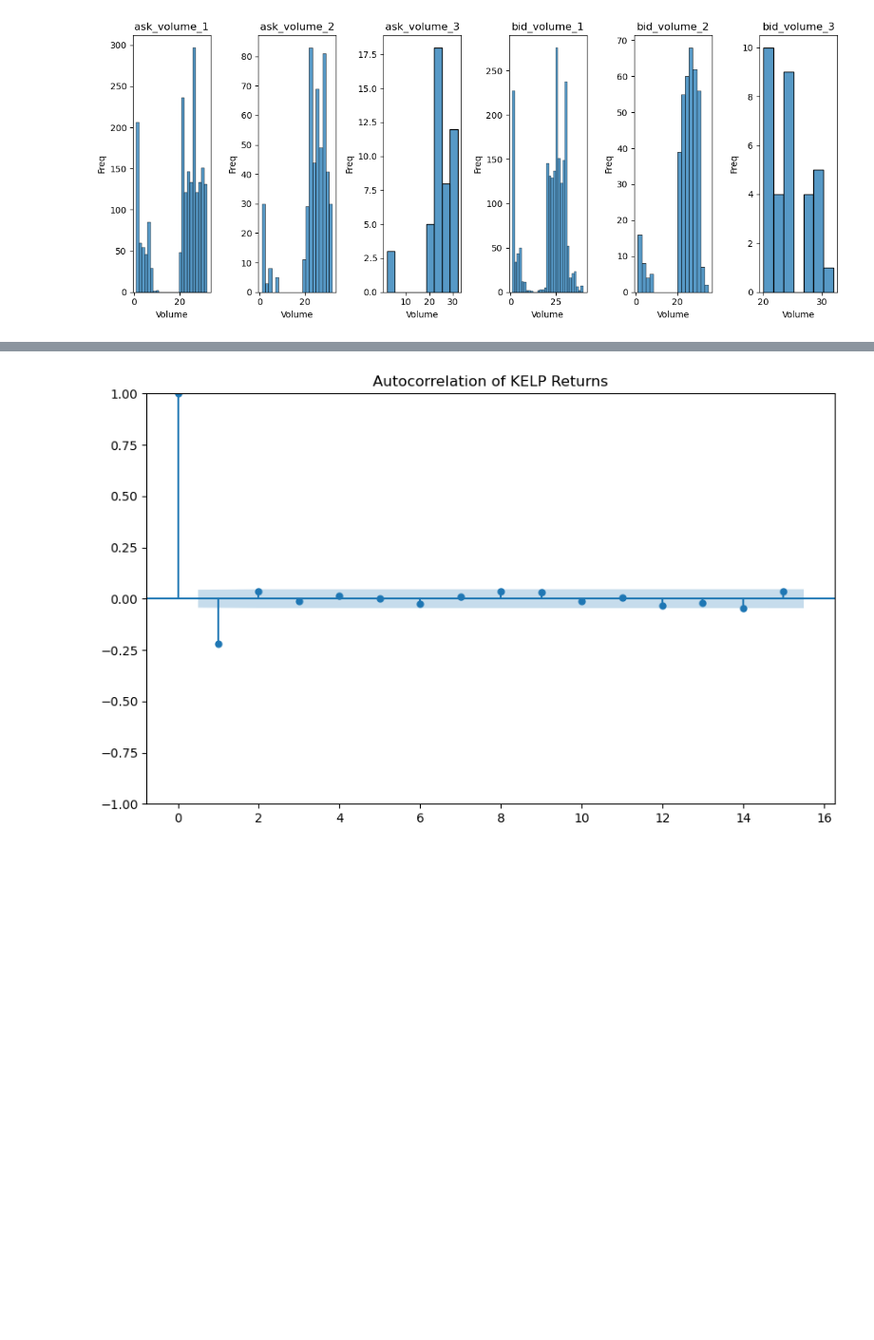
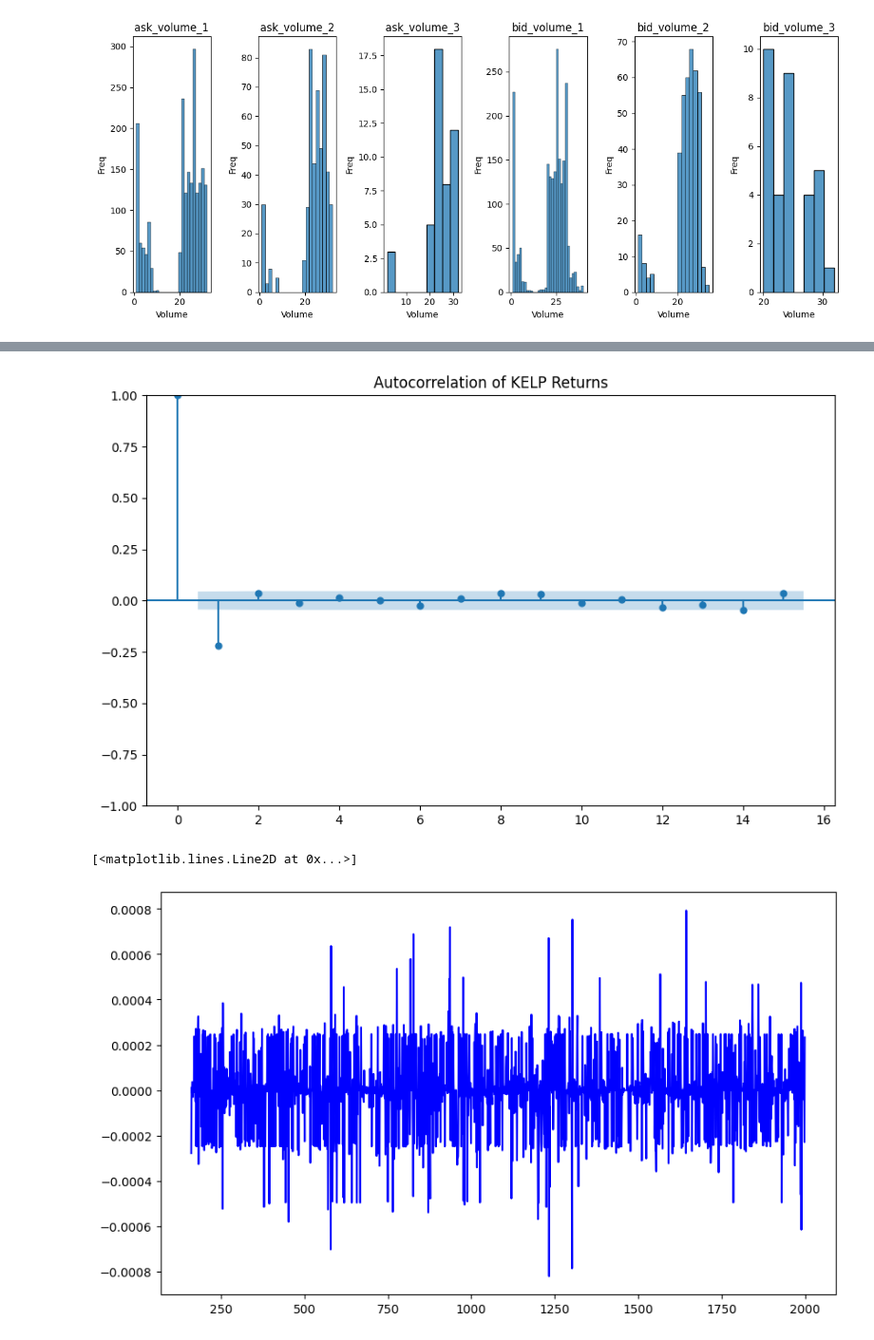
Before and after one commit to jofu-tofu/Prosperity-3, a Jupyter notebook: Testing/Round 0/eda.ipynb, the cells around one changed output, grey strips where cells are left out. Shown: that part at 95% size. Saved outputs shown, nothing was run; the diff lists cells and outputs as text; code cells hidden in the pictures; blank space fills up the shorter version.

```diff
--- a/Testing/Round 0/eda.ipynb
+++ b/Testing/Round 0/eda.ipynb
@@ -10,12 +10,12 @@ import numpy as np
 import pandas as pd
 # %%
 reload(util)
-r0d0 = util.load_data(0,0)
+r0dm1 = util.load_data(0,-1)
 # %% [markdown]
 # Kelp
 # %%
-kelp_raw = r0d0[r0d0['product'] == 'KELP'].set_index('timestamp')
-kelp_raw.index = kelp_raw.index/1000
+kelp_raw = r0dm1[r0dm1['product'] == 'KELP'].set_index('timestamp')
+kelp_raw.index = kelp_raw.index/100
 # %%
 reload(util)
 util.spread_plot(kelp_raw)
@@ -64,4 +72,25 @@ sm.graphics.tsa.plot_acf(kelp_ret.dropna(), lags=15, ax=ax)
 plt.title('Autocorrelation of KELP Returns')
 plt.show()
 # %% [output]
-[figure, old version]
+[figure, new version]
+# %%
+in_sample_kelp = kelp_raw.loc[160:]
+is_vwap = in_sample_kelp['vwap']
+is_ret = np.log(is_vwap).diff()
+# %%
+# lin reg
+from sklearn.linear_model import LinearRegression
+
+X = np.arange(len(is_ret)).reshape(-1, 1)
+y = is_ret.values[1:]
+model = LinearRegression()
+model.fit(X[1:], y)
+slope = model.coef_[0]
+intercept = model.intercept_
+pred = model.predict(X[1:])
+residuals = y - pred
+plt.figure(figsize=(10, 6))
+plt.plot(is_ret.index[1:], is_ret.values[1:], label='Returns', color='blue')
+# %% [output]
+[<matplotlib.lines.Line2D at 0x...>]
+[figure, added]
```
Also changed, not shown: parts of 7 cells of this notebook, 5 other files.
